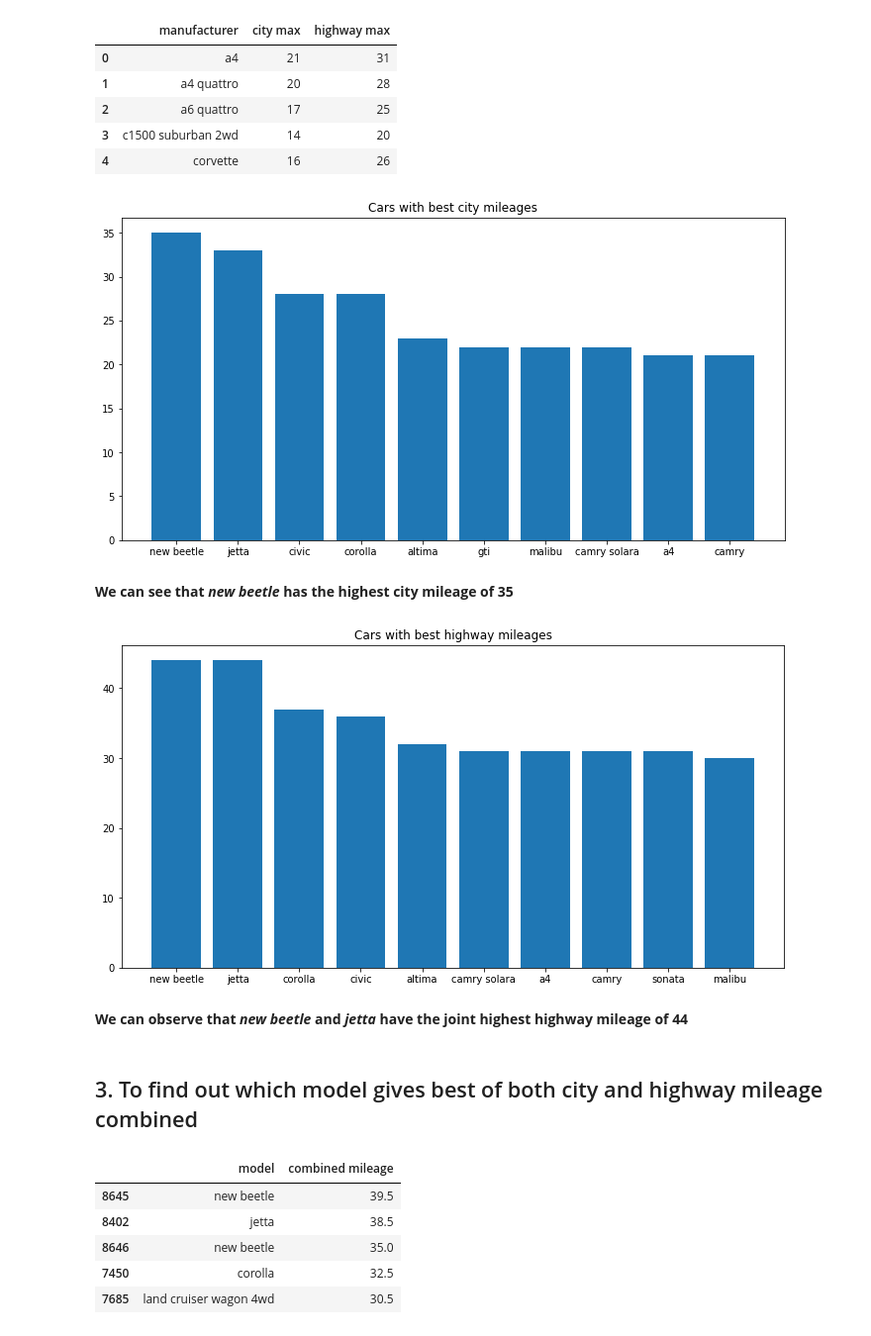
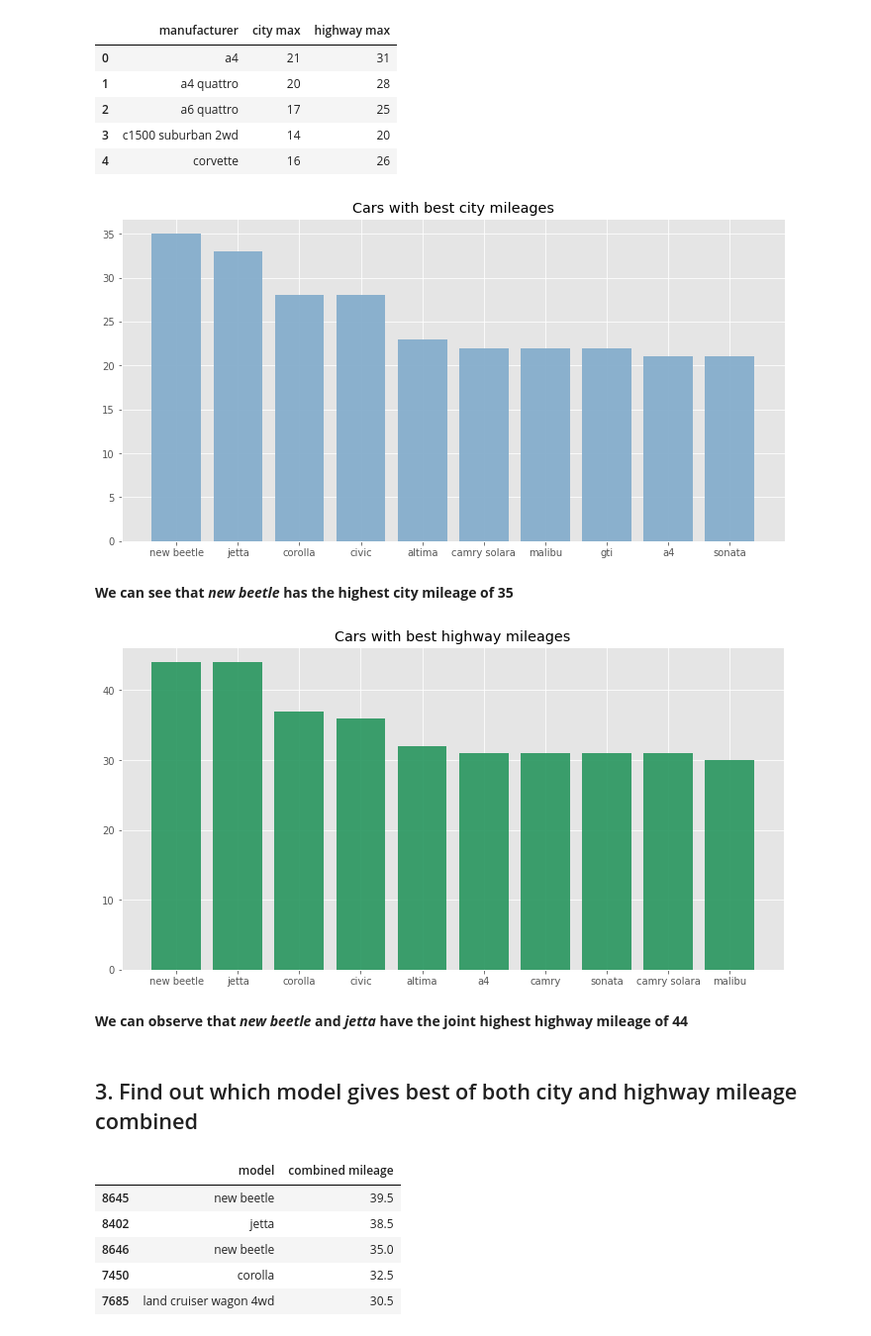
Before and after one commit to anish2197/data-analystics, a Jupyter notebook: Day 2.ipynb, the cells around one changed output. Shown at 99% size. Drawn from its saved outputs; the diff is of its cells as text; code cells hidden in the pictures.

```diff
--- a/Day 2.ipynb
+++ b/Day 2.ipynb
@@ -65,8 +66,10 @@ df2.head()
 | 3 | ford | 18 |
 | 4 | honda | 28 |
 # %%
+color = (np.random.random(),np.random.random(),np.random.random(),np.random.uniform(0.9,0.99))
+plt.style.use("ggplot")
 plt.figure(figsize=(19,6))
 plt.title("City mileages for different car manufacturers")
-plt.bar(x, df2["max"])
+plt.bar(x, df2["max"], color=color)
 plt.show()
 # %% [output]
@@ -117,31 +121,35 @@ df2.head()
 | 3 | c1500 suburban 2wd | 14 | 20 |
 | 4 | corvette | 16 | 26 |
 # %%
+color = (np.random.random(),np.random.random(),np.random.random(),np.random.uniform(0.9,0.99))
+plt.style.use("ggplot")
 df2 = df2.sort_values(by=["city max"], ascending=False)    #Referred to pandas docs for sort_values syntax
 dfTemp = df2[0:10]   #View only top 10 results
 
 plt.figure(figsize=(12,6))
 plt.title("Cars with best city mileages")
-plt.bar(dfTemp["manufacturer"], dfTemp["city max"])
+plt.bar(dfTemp["manufacturer"], dfTemp["city max"], color=color)
 plt.show()
 # %% [output]
-[figure, old version]
+[figure, new version]
 # %% [markdown]
 **We can see that *new beetle* has the highest city mileage of 35**
 # %%
+color = (np.random.uniform(),np.random.uniform(),np.random.uniform(),np.random.uniform(0.9,0.99))
+
 df2 = df2.sort_values(by=["highway max"], ascending=False)
 dfTemp = df2[0:10]
-
+plt.style.use("ggplot")
 plt.figure(figsize=(12,6))
 plt.title("Cars with best highway mileages")
-plt.bar(dfTemp["manufacturer"], dfTemp["highway max"])
+plt.bar(dfTemp["manufacturer"], dfTemp["highway max"], color=color)
 plt.show()
 # %% [output]
-[figure, old version]
+[figure, new version]
 # %% [markdown]
 **We can observe that *new beetle* and *jetta* have the joint highest highway mileage of 44**
 # %% [markdown]
-## 3. To find out which model gives best of both city and highway mileage combined
+## 3. Find out which model gives best of both city and highway mileage combined
 # %%
 x = df["model"].unique()
 dfTemp = pd.DataFrame(columns=["model", "combined mileage"])
```
Also changed, not shown: parts of 12 cells of this notebook.
